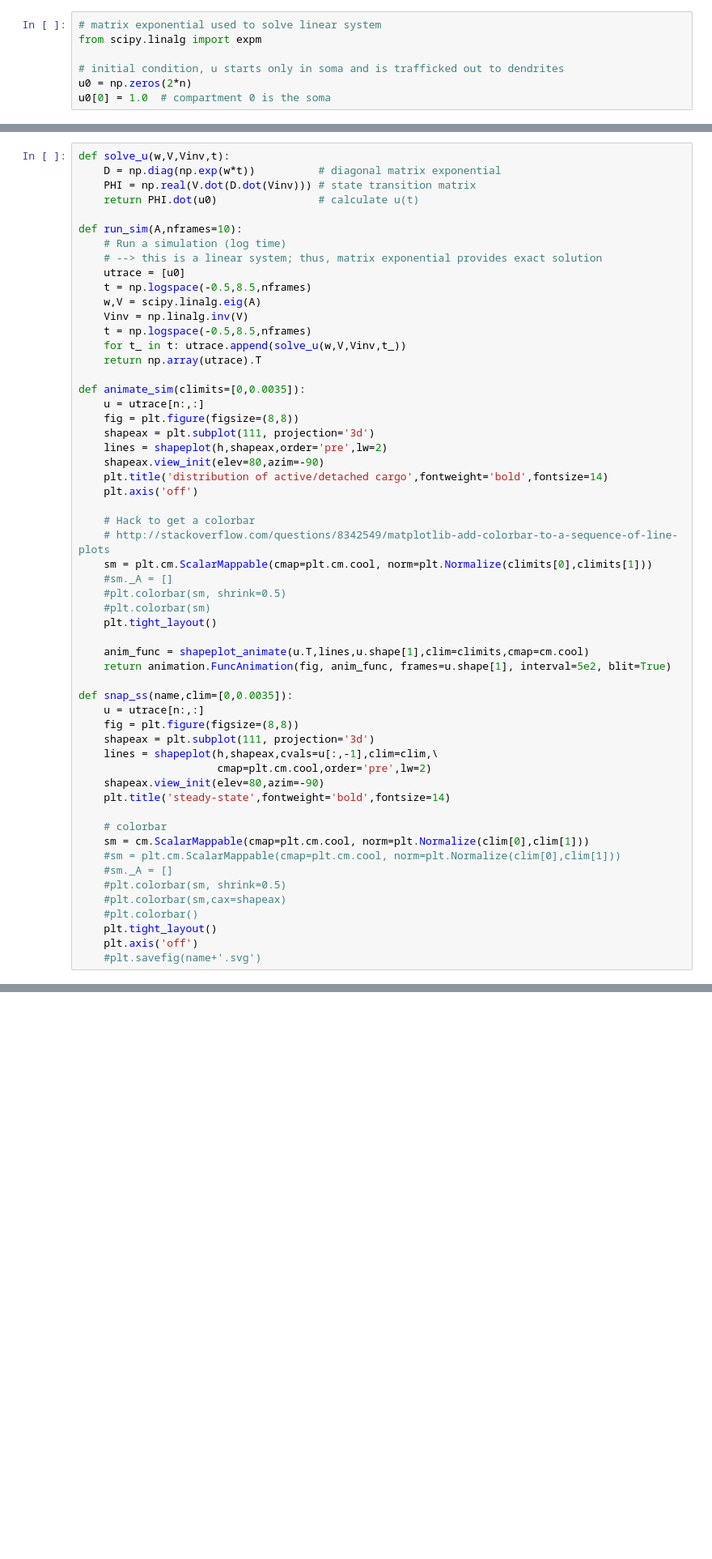
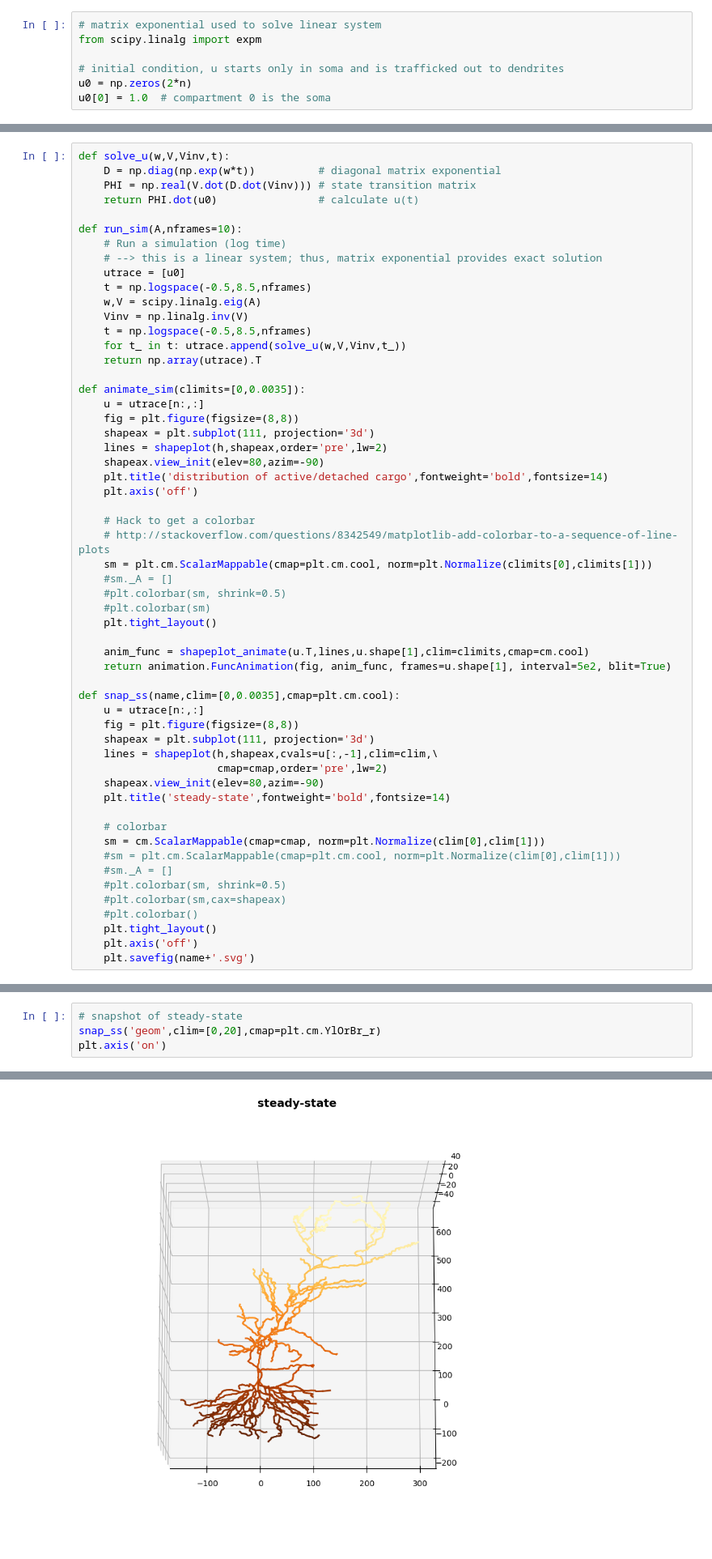
Before and after one commit to lptolik/Williams-etal-Synaptic-Transport, a Jupyter notebook: mine/myFig5.ipynb, the cells around one changed output, grey strips where cells are left out. Shown at 81% size. Cells and saved outputs as stored; diff of their text form; blank space fills up the shorter version.

```diff
--- a/mine/myFig5.ipynb
+++ b/mine/myFig5.ipynb
@@ -277,17 +333,17 @@ def animate_sim(climits=[0,0.0035]):
     anim_func = shapeplot_animate(u.T,lines,u.shape[1],clim=climits,cmap=cm.cool)
     return animation.FuncAnimation(fig, anim_func, frames=u.shape[1], interval=5e2, blit=True)
 
-def snap_ss(name,clim=[0,0.0035]):
+def snap_ss(name,clim=[0,0.0035],cmap=plt.cm.cool):
     u = utrace[n:,:]
     fig = plt.figure(figsize=(8,8))
     shapeax = plt.subplot(111, projection='3d')
     lines = shapeplot(h,shapeax,cvals=u[:,-1],clim=clim,\
-                      cmap=plt.cm.cool,order='pre',lw=2)
+                      cmap=cmap,order='pre',lw=2)
     shapeax.view_init(elev=80,azim=-90)
     plt.title('steady-state',fontweight='bold',fontsize=14)
 
     # colorbar
-    sm = cm.ScalarMappable(cmap=plt.cm.cool, norm=plt.Normalize(clim[0],clim[1]))
+    sm = cm.ScalarMappable(cmap=cmap, norm=plt.Normalize(clim[0],clim[1]))
     #sm = plt.cm.ScalarMappable(cmap=plt.cm.cool, norm=plt.Normalize(clim[0],clim[1]))
     #sm._A = []
     #plt.colorbar(sm, shrink=0.5)
@@ -295,4 +351,4 @@ def snap_ss(name,clim=[0,0.0035]):
     #plt.colorbar()
     plt.tight_layout()
     plt.axis('off')
-    #plt.savefig(name+'.svg')
+    plt.savefig(name+'.svg')
@@ -298,0 +446,5 @@ def snap_ss(name,clim=[0,0.0035]):
+# %%
+# snapshot of steady-state
+snap_ss('geom',clim=[0,20],cmap=plt.cm.YlOrBr_r)
+plt.axis('on')
+# %% [output]
@@ -298,0 +457 @@ def snap_ss(name,clim=[0,0.0035]):
+[figure, added]
```
Also changed, not shown: parts of 79 cells of this notebook, 7 other files.
